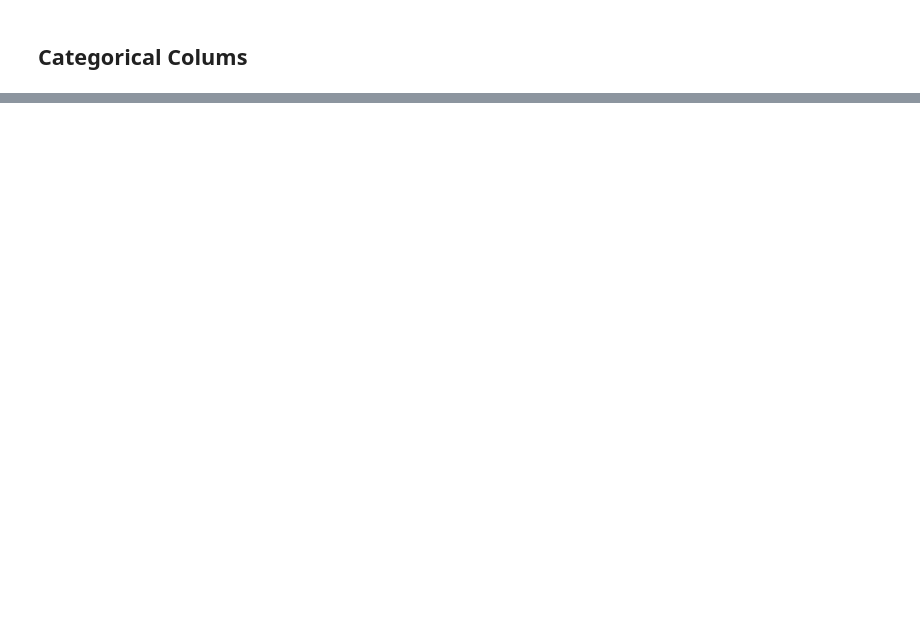
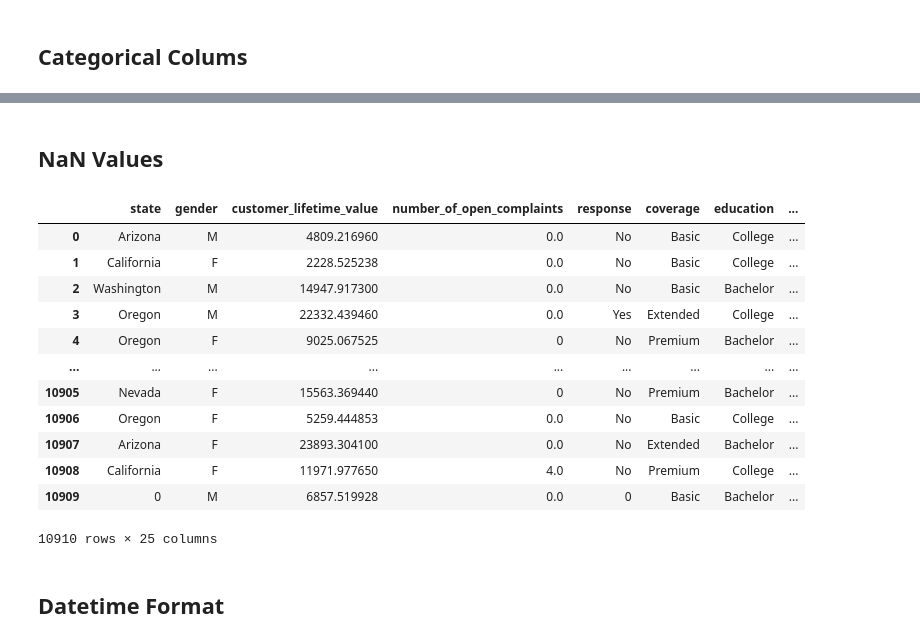
Before and after one commit to JuliaIron/IronJulia, a Jupyter notebook: Labs/9 Panda Case Study/Lab_Customer_Analysis_Case_Study_Round2.ipynb, the cells around one changed output, grey strips where cells are left out. Saved outputs shown, nothing was run; the diff lists cells and outputs as text; code cells hidden in the pictures; blank space fills up the shorter version.

```diff
--- a/Labs/9 Panda Case Study/Lab_Customer_Analysis_Case_Study_Round2.ipynb
+++ b/Labs/9 Panda Case Study/Lab_Customer_Analysis_Case_Study_Round2.ipynb
@@ -449,0 +520,2 @@ SyntaxError: invalid syntax (<ipython-input-83-3af433588f2f>, line 3)
+# %% [markdown]
+## NaN Values
@@ -449,0 +525,19 @@ SyntaxError: invalid syntax (<ipython-input-83-3af433588f2f>, line 3)
+# %%
+df.fillna("0", inplace = True)
+df
+# %% [output]
+|  | state | gender | customer_lifetime_value | number_of_open_complaints | response | coverage | education | ... |
+| 0 | Arizona | M | 4809.216960 | 0.0 | No | Basic | College | ... |
+| 1 | California | F | 2228.525238 | 0.0 | No | Basic | College | ... |
+| 2 | Washington | M | 14947.917300 | 0.0 | No | Basic | Bachelor | ... |
+| 3 | Oregon | M | 22332.439460 | 0.0 | Yes | Extended | College | ... |
+| 4 | Oregon | F | 9025.067525 | 0 | No | Premium | Bachelor | ... |
+| ... | ... | ... | ... | ... | ... | ... | ... | ... |
+| 10905 | Nevada | F | 15563.369440 | 0 | No | Premium | Bachelor | ... |
+| 10906 | Oregon | F | 5259.444853 | 0.0 | No | Basic | College | ... |
+| 10907 | Arizona | F | 23893.304100 | 0.0 | No | Extended | Bachelor | ... |
+| 10908 | California | F | 11971.977650 | 4.0 | No | Premium | College | ... |
+| 10909 | 0 | M | 6857.519928 | 0.0 | 0 | Basic | Bachelor | ... |
+10910 rows × 25 columns
+# %% [markdown]
+## Datetime Format
```
Also changed, not shown: parts of 10 cells of this notebook.
